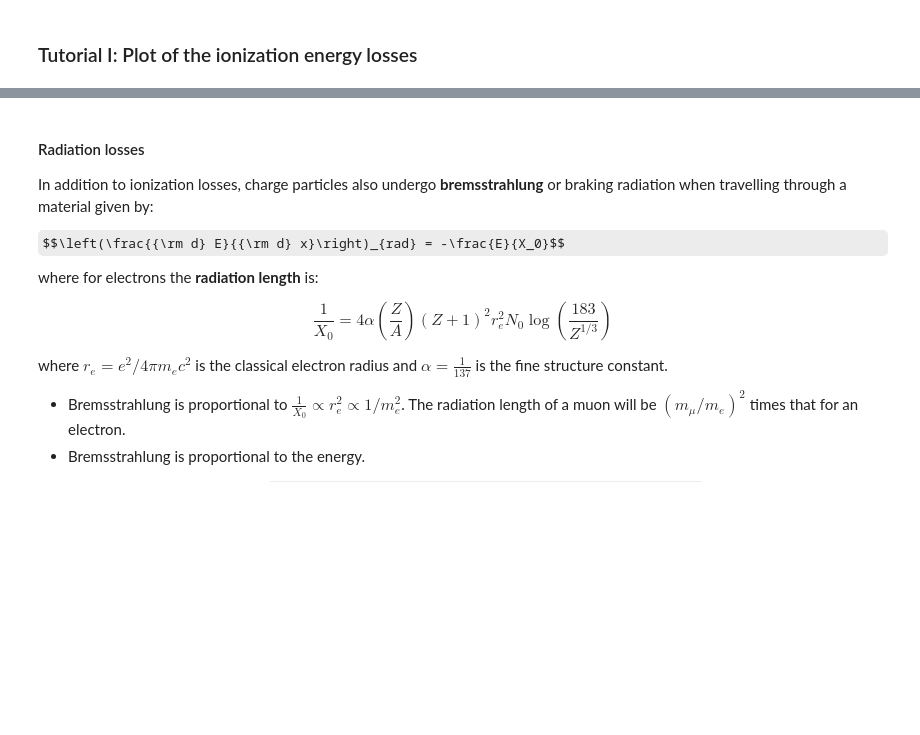
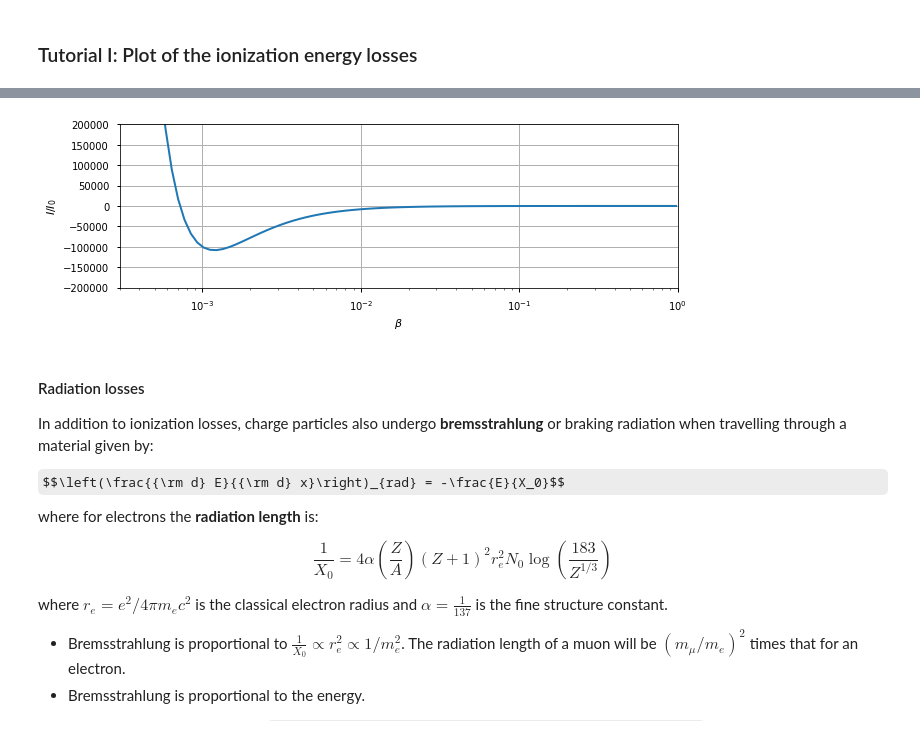
Before and after one commit to zemrude/PHYS-F-467, a Jupyter notebook: PA4.ipynb, the cells around one changed output, grey strips where cells are left out. Cells and saved outputs as stored; diff of their text form; code cells hidden in the pictures; some formulas as TeX source; blank space fills up the shorter version.

Commit message:
Remove svg for this lecture 2D plot takes longer

```diff
--- a/PA4.ipynb
+++ b/PA4.ipynb
@@ -121,7 +121,7 @@ def Ionization(beta, m):
     gamma = 1/np.sqrt(1 - beta**2)
     return K * z **2 * 0.5 * -1/beta**2 * (np.log((2*m*beta**2*gamma**2)/I) - beta**2)
 # %%
-fig = plt.figure(figsize=(5,4))
+fig = plt.figure(figsize=(10,3))
 ax = plt.subplot(111)
 ax.set_ylim(-2e5, 2e5)
 ax.grid()
@@ -139,3 +138,4 @@ plt.show()
+[figure, added]
 # %% [markdown]
 ####  Radiation losses
 In addition to ionization losses, charge particles also undergo **bremsstrahlung** or braking radiation when travelling through a material given by:
```
Also changed, not shown: parts of 13 cells of this notebook.
